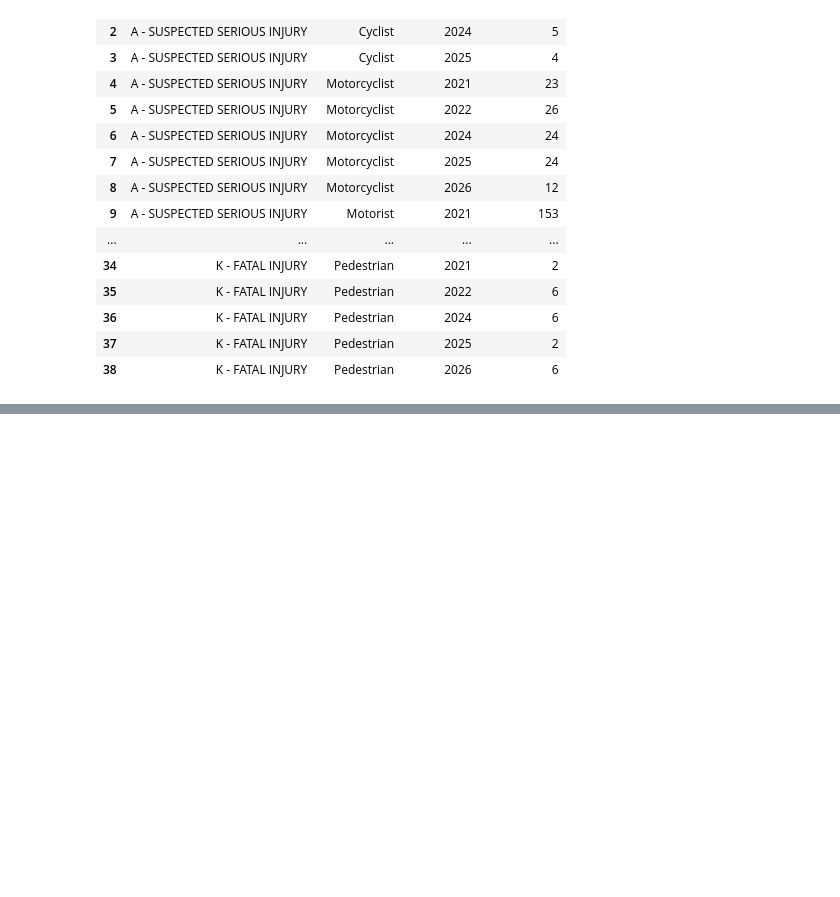
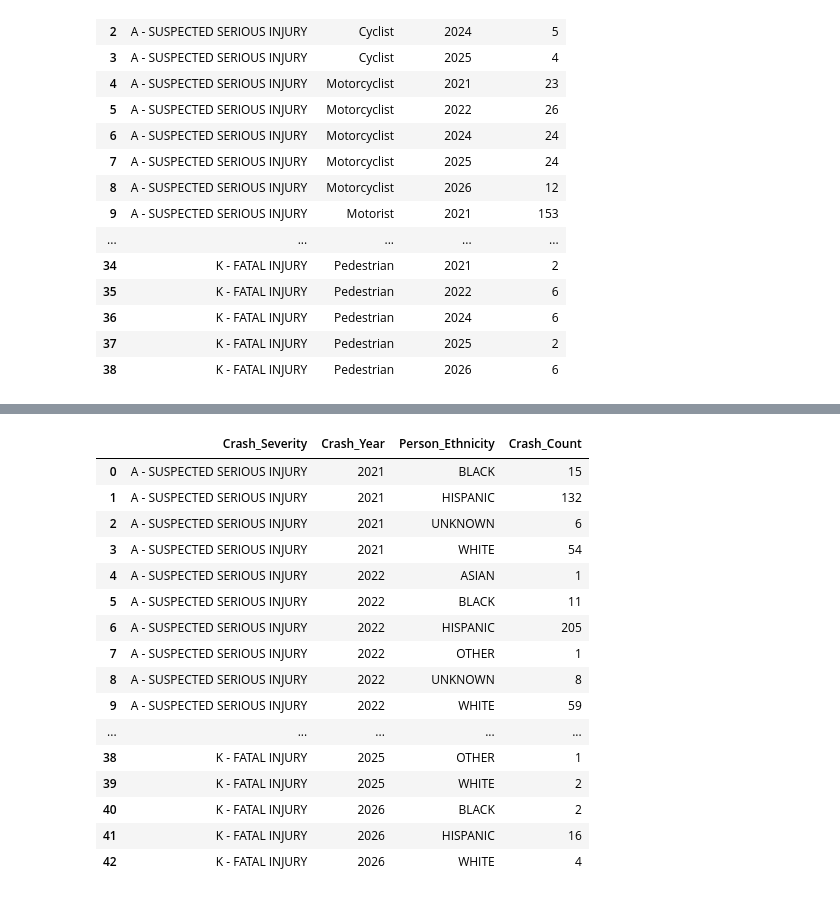
Before and after one commit to JoJo-eptx/CRIS_data_consolidation, a Jupyter notebook: db_preprocessing.ipynb, the cells around one changed output, grey strips where cells are left out. Saved outputs shown, nothing was run; the diff lists cells and outputs as text; code cells hidden in the pictures; blank space fills up the shorter version.

Commit message:
generating tables for each visual

```diff
--- a/db_preprocessing.ipynb
+++ b/db_preprocessing.ipynb
@@ -258,0 +259,22 @@ combined_df.groupby(
+# %%
+combined_df.groupby(
+        ["Crash_Severity", "Crash_Year", "Person_Ethnicity"], as_index=False
+    ).size().rename(columns={"size": "Crash_Count"})
+# %% [output]
+|  | Crash_Severity | Crash_Year | Person_Ethnicity | Crash_Count |
+| 0 | A - SUSPECTED SERIOUS INJURY | 2021 | BLACK | 15 |
+| 1 | A - SUSPECTED SERIOUS INJURY | 2021 | HISPANIC | 132 |
+| 2 | A - SUSPECTED SERIOUS INJURY | 2021 | UNKNOWN | 6 |
+| 3 | A - SUSPECTED SERIOUS INJURY | 2021 | WHITE | 54 |
+| 4 | A - SUSPECTED SERIOUS INJURY | 2022 | ASIAN | 1 |
+| 5 | A - SUSPECTED SERIOUS INJURY | 2022 | BLACK | 11 |
+| 6 | A - SUSPECTED SERIOUS INJURY | 2022 | HISPANIC | 205 |
+| 7 | A - SUSPECTED SERIOUS INJURY | 2022 | OTHER | 1 |
+| 8 | A - SUSPECTED SERIOUS INJURY | 2022 | UNKNOWN | 8 |
+| 9 | A - SUSPECTED SERIOUS INJURY | 2022 | WHITE | 59 |
+| ... | ... | ... | ... | ... |
+| 38 | K - FATAL INJURY | 2025 | OTHER | 1 |
+| 39 | K - FATAL INJURY | 2025 | WHITE | 2 |
+| 40 | K - FATAL INJURY | 2026 | BLACK | 2 |
+| 41 | K - FATAL INJURY | 2026 | HISPANIC | 16 |
+| 42 | K - FATAL INJURY | 2026 | WHITE | 4 |
```
Also changed, not shown: parts of 6 cells of this notebook.
